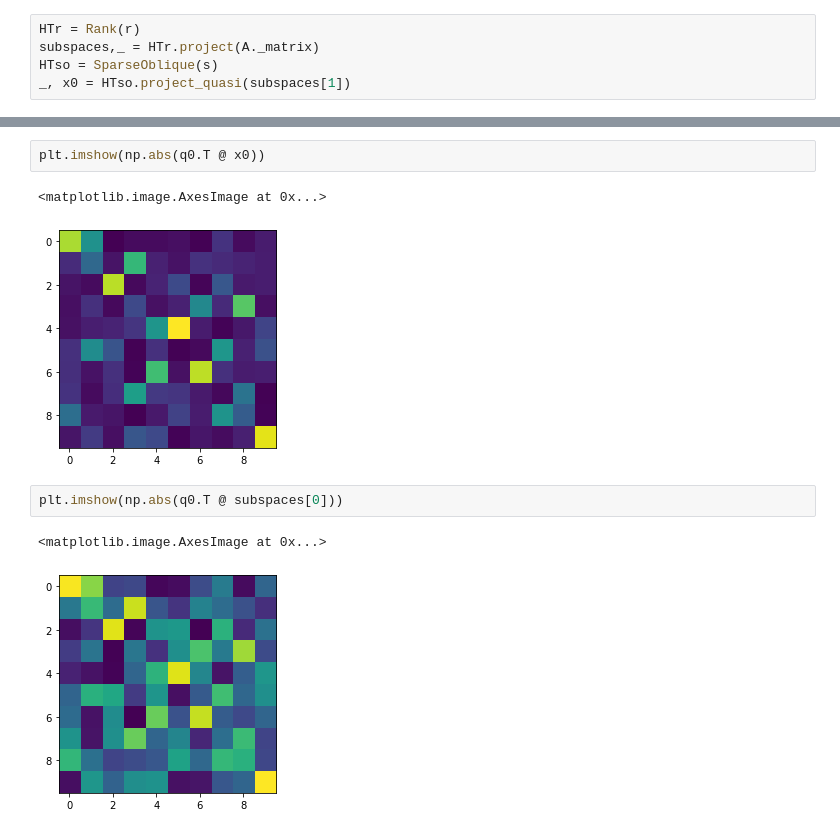
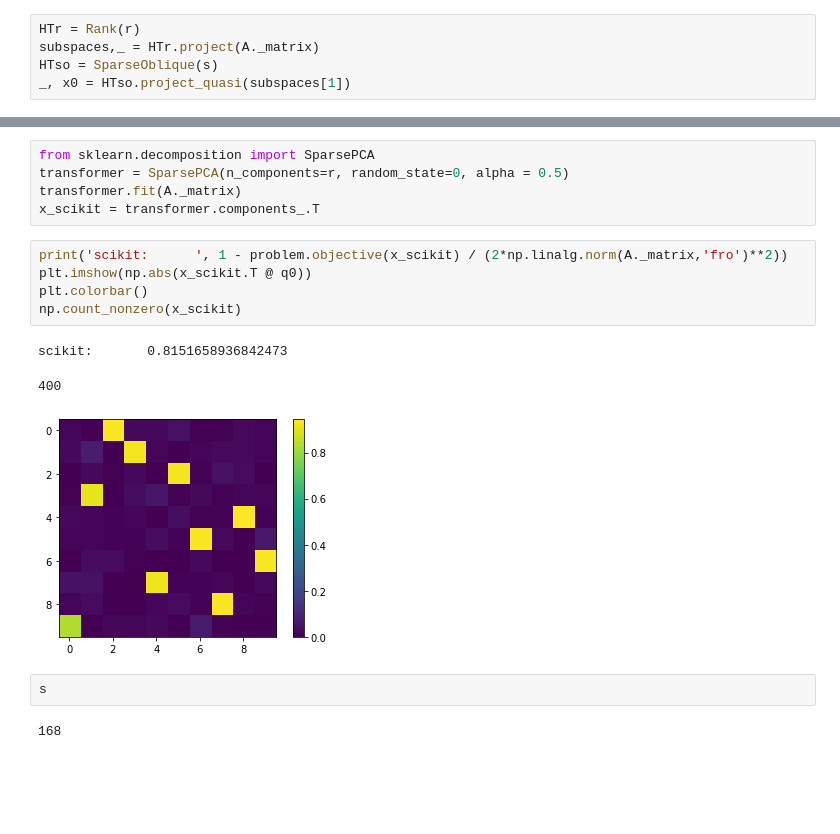
Before and after one commit to simonvary/pynopt, a Jupyter notebook: test_oblique_relax.ipynb, the cells around one changed output, grey strips where cells are left out. Cells and saved outputs as stored; diff of their text form; blank space fills up the shorter version.

```diff
--- a/test_oblique_relax.ipynb
+++ b/test_oblique_relax.ipynb
@@ -120,10 +102,18 @@ array([[ 1.00000000e+00, -1.68580767e-03, -5.30004696e-04,
-# %%
-plt.imshow(np.abs(q0.T @ x0))
-# %% [output]
-<matplotlib.image.AxesImage at 0x...>
-[figure, removed]
-# %%
-plt.imshow(np.abs(q0.T @ subspaces[0]))
-# %% [output]
-<matplotlib.image.AxesImage at 0x...>
-[figure, removed]
+# %%
+from sklearn.decomposition import SparsePCA
+transformer = SparsePCA(n_components=r, random_state=0, alpha = 0.5)
+transformer.fit(A._matrix)
+x_scikit = transformer.components_.T
+# %%
+print('scikit:      ', 1 - problem.objective(x_scikit) / (2*np.linalg.norm(A._matrix,'fro')**2))
+plt.imshow(np.abs(x_scikit.T @ q0))
+plt.colorbar()
+np.count_nonzero(x_scikit)
+# %% [output]
+scikit:       0.8151658936842473
+400
+[figure, added]
+# %%
+s
+# %% [output]
+168
```
Also changed, not shown: parts of 7 cells of this notebook, 16 other files.
